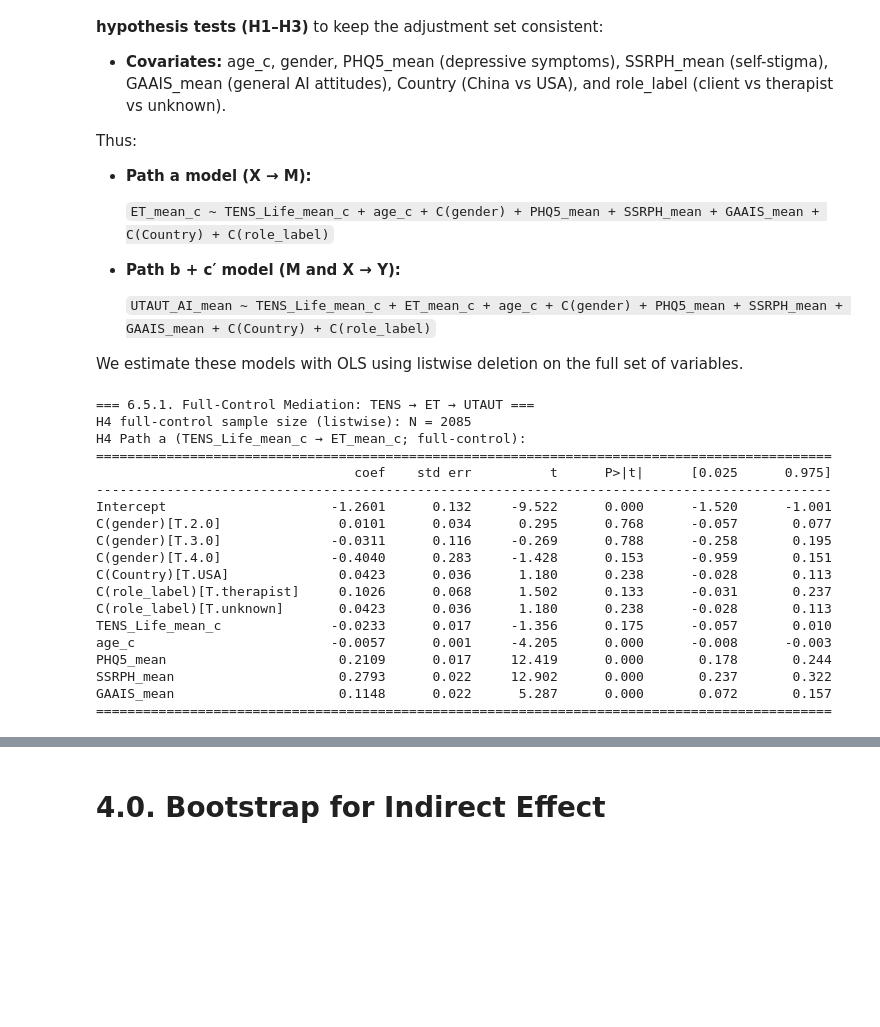
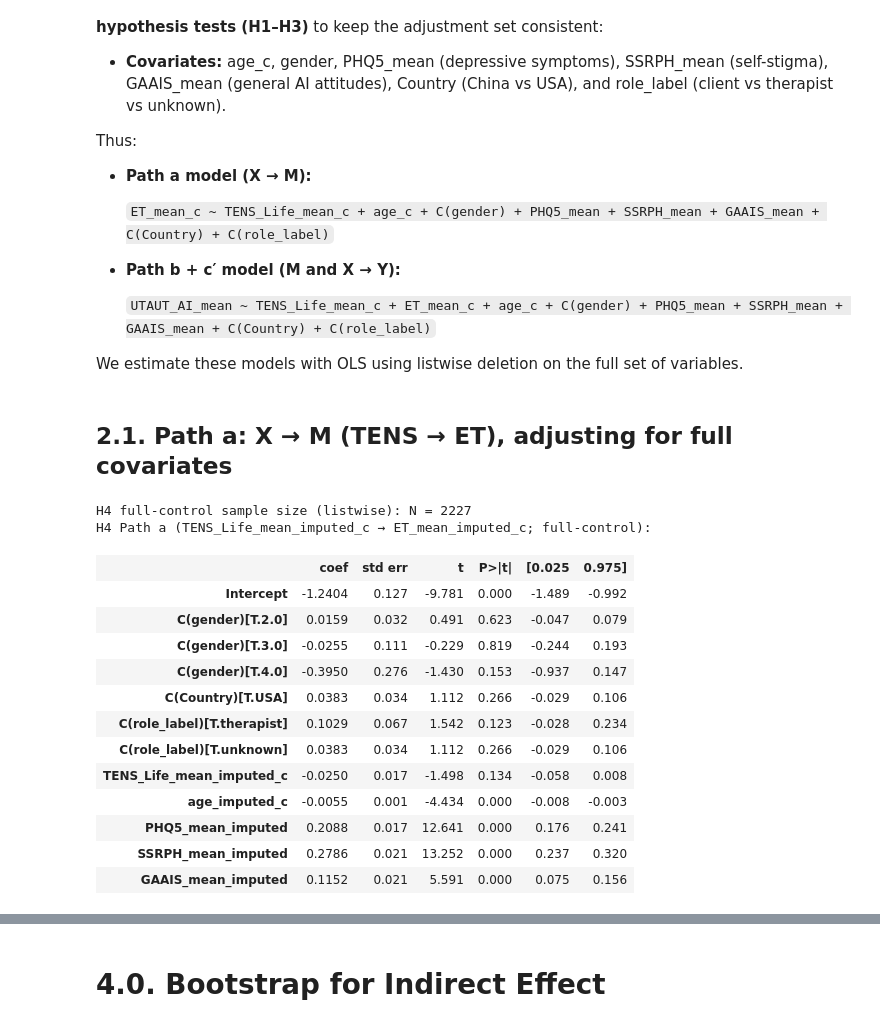
Before and after one commit to ZhaoJackson/AI_Attitude_Psychotherapy, a Jupyter notebook: H4_Mediation_SDT_AI_Acceptance.ipynb, the cells around one changed output, grey strips where cells are left out. Saved outputs shown, nothing was run; the diff lists cells and outputs as text; code cells hidden in the pictures; blank space fills up the shorter version.

```diff
--- a/H4_Mediation_SDT_AI_Acceptance.ipynb
+++ b/H4_Mediation_SDT_AI_Acceptance.ipynb
@@ -124,39 +143,36 @@ Thus:
   `UTAUT_AI_mean ~ TENS_Life_mean_c + ET_mean_c + age_c + C(gender) + PHQ5_mean + SSRPH_mean + GAAIS_mean + C(Country) + C(role_label)`
 
 We estimate these models with OLS using listwise deletion on the full set of variables.
+# %% [markdown]
+## 2.1. Path a: X → M (TENS → ET), adjusting for full covariates
 # %%
-print("=== 6.5.1. Full-Control Mediation: TENS → ET → UTAUT ===")
 print(f"H4 full-control sample size (listwise): N = {len(h4_df_full)}")
-
-# Path a: TENS → ET (full-control)
 a_model_full = smf.ols(
     formula=(
-        "ET_mean_c ~ TENS_Life_mean_c "
-        "+ age_c + C(gender) + PHQ5_mean + SSRPH_mean + GAAIS_mean "
+        "ET_mean_imputed_c ~ "
+        "TENS_Life_mean_imputed_c "
+        "+ age_imputed_c + C(gender) "
+        "+ PHQ5_mean_imputed + SSRPH_mean_imputed + GAAIS_mean_imputed "
         "+ C(Country) + C(role_label)"
     ),
-    data=h4_df_full
+    data=h4_df_full,
 ).fit()
 
-print("H4 Path a (TENS_Life_mean_c → ET_mean_c; full-control):")
-print(a_model_full.summary().tables[1])
+print("H4 Path a (TENS_Life_mean_imputed_c → ET_mean_imputed_c; full-control):")
+display(a_model_full.summary().tables[1])
 # %% [output]
-=== 6.5.1. Full-Control Mediation: TENS → ET → UTAUT ===
-H4 full-control sample size (listwise): N = 2085
-H4 Path a (TENS_Life_mean_c → ET_mean_c; full-control):
-==============================================================================================
-                                 coef    std err          t      P>|t|      [0.025      0.975]
-----------------------------------------------------------------------------------------------
-Intercept                     -1.2601      0.132     -9.522      0.000      -1.520      -1.001
-C(gender)[T.2.0]               0.0101      0.034      0.295      0.768      -0.057       0.077
-C(gender)[T.3.0]              -0.0311      0.116     -0.269      0.788      -0.258       0.195
-C(gender)[T.4.0]              -0.4040      0.283     -1.428      0.153      -0.959       0.151
-C(Country)[T.USA]              0.0423      0.036      1.180      0.238      -0.028       0.113
-C(role_label)[T.therapist]     0.1026      0.068      1.502      0.133      -0.031       0.237
-C(role_label)[T.unknown]       0.0423      0.036      1.180      0.238      -0.028       0.113
-TENS_Life_mean_c              -0.0233      0.017     -1.356      0.175      -0.057       0.010
-age_c                         -0.0057      0.001     -4.205      0.000      -0.008      -0.003
-PHQ5_mean                      0.2109      0.017     12.419      0.000       0.178       0.244
-SSRPH_mean                     0.2793      0.022     12.902      0.000       0.237       0.322
-GAAIS_mean                     0.1148      0.022      5.287      0.000       0.072       0.157
-==============================================================================================
+H4 full-control sample size (listwise): N = 2227
+H4 Path a (TENS_Life_mean_imputed_c → ET_mean_imputed_c; full-control):
+|  | coef | std err | t | P>|t| | [0.025 | 0.975] |
+| Intercept | -1.2404 | 0.127 | -9.781 | 0.000 | -1.489 | -0.992 |
+| C(gender)[T.2.0] | 0.0159 | 0.032 | 0.491 | 0.623 | -0.047 | 0.079 |
+| C(gender)[T.3.0] | -0.0255 | 0.111 | -0.229 | 0.819 | -0.244 | 0.193 |
+| C(gender)[T.4.0] | -0.3950 | 0.276 | -1.430 | 0.153 | -0.937 | 0.147 |
+| C(Country)[T.USA] | 0.0383 | 0.034 | 1.112 | 0.266 | -0.029 | 0.106 |
+| C(role_label)[T.therapist] | 0.1029 | 0.067 | 1.542 | 0.123 | -0.028 | 0.234 |
+| C(role_label)[T.unknown] | 0.0383 | 0.034 | 1.112 | 0.266 | -0.029 | 0.106 |
+| TENS_Life_mean_imputed_c | -0.0250 | 0.017 | -1.498 | 0.134 | -0.058 | 0.008 |
+| age_imputed_c | -0.0055 | 0.001 | -4.434 | 0.000 | -0.008 | -0.003 |
+| PHQ5_mean_imputed | 0.2088 | 0.017 | 12.641 | 0.000 | 0.176 | 0.241 |
+| SSRPH_mean_imputed | 0.2786 | 0.021 | 13.252 | 0.000 | 0.237 | 0.320 |
+| GAAIS_mean_imputed | 0.1152 | 0.021 | 5.591 | 0.000 | 0.075 | 0.156 |
```
Also changed, not shown: parts of 35 cells of this notebook.
